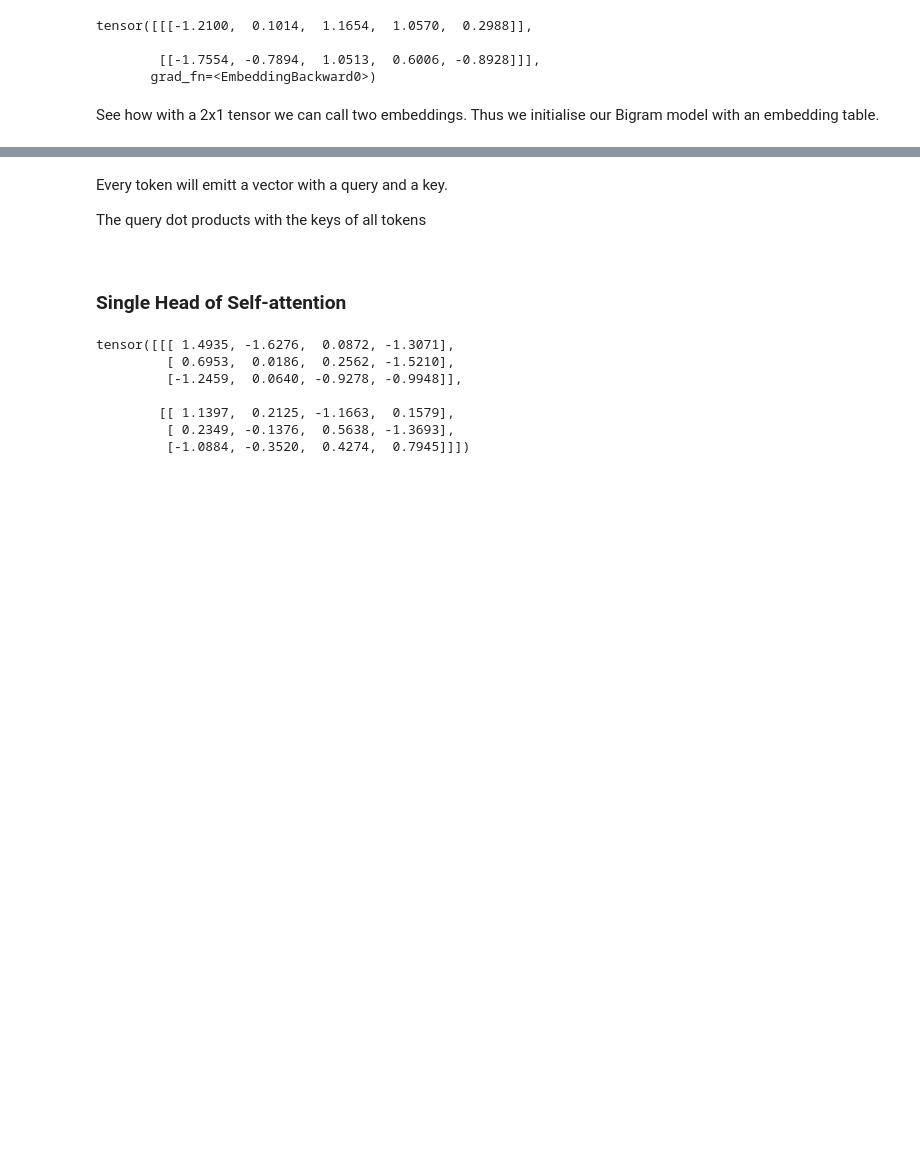
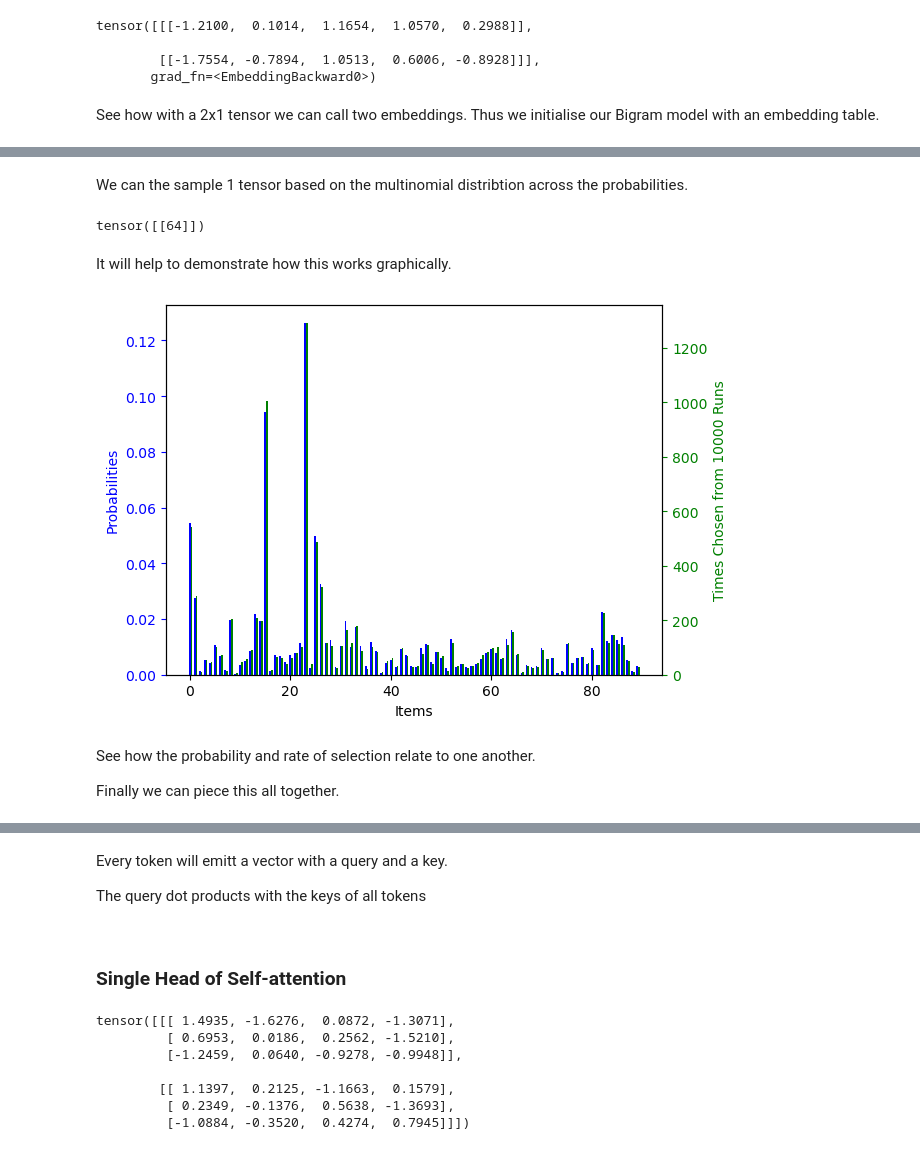
Before and after one commit to james-a-watson/mini-tolkien, a Jupyter notebook: self_attention.ipynb, the cells around one changed output, grey strips where cells are left out. Drawn from its saved outputs; the diff is of its cells as text; code cells hidden in the pictures; blank space fills up the shorter version.

```diff
--- a/self_attention.ipynb
+++ b/self_attention.ipynb
@@ -99,0 +238,5 @@ For all N
+# %%
+idx = torch.tensor([[token_id]])
+logits, loss = model(idx)
+logits = logits[:, -1, :]
+logits
@@ -100,4 +258,4 @@ For all N
 # %%
-wei_1 = F.softmax(wei, dim=1)
-wei_1
+probs = F.softmax(logits, dim=-1)
+probs
 # %% [output]
@@ -161,0 +273,49 @@ tensor([-0.4912,  0.9219, -0.2080,  1.3818,  0.8707, -1.0787])
+# %% [markdown]
+We can the sample 1 tensor based on the multinomial distribtion across the probabilities.
+# %%
+torch.multinomial(probs, num_samples=1)
+# %% [output]
+tensor([[64]])
+# %% [markdown]
+It will help to demonstrate how this works graphically.
+# %%
+results_dict = {i: 0 for i in range(0, 90)}
+for _ in range(10000):
+    result = torch.multinomial(probs, num_samples=1)
+    results_dict[result[0].tolist()[0]] += 1
+# %%
+prob_dict = {}
+for i, prob in enumerate(probs[0].tolist()):
+    prob_dict[i] = prob
+# %%
+import matplotlib.pyplot as plt
+import numpy as np
+
+keys = list(prob_dict.keys())
+values1 = list(prob_dict.values())
+values2 = list(results_dict.values())
+
+bar_width = 0.35
+
+r1 = np.arange(len(keys))
+r2 = [x + bar_width for x in r1]
+
+fig, ax1 = plt.subplots()
+
+ax1.bar(r1, values1, width=bar_width, label='Dataset 1', color='b')
+ax1.set_xlabel('Items')
+ax1.set_ylabel('Probabilities', color='b')
+ax1.tick_params('y', colors='b')
+
+ax2 = ax1.twinx()
+ax2.bar(r2, values2, width=bar_width, label='Dataset 2', color='g')
+ax2.set_ylabel('Times Chosen from 10000 Runs', color='g')
+ax2.tick_params('y', colors='g')
+
+plt.show()
+# %% [output]
+[figure, added]
+# %% [markdown]
+See how the probability and rate of selection relate to one another.
+
+Finally we can piece this all together.
```
Also changed, not shown: parts of 39 cells of this notebook.
